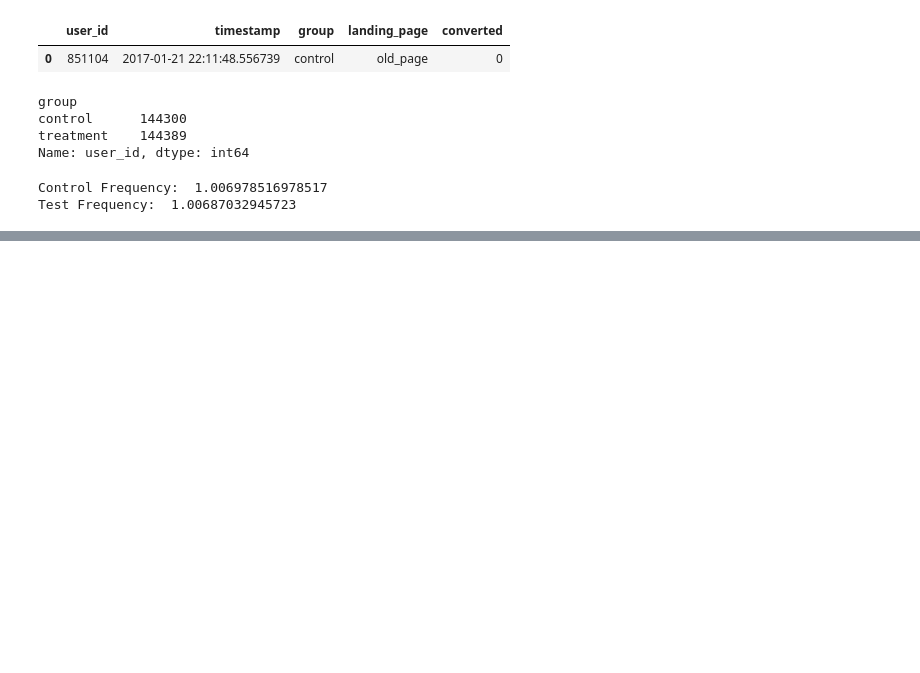
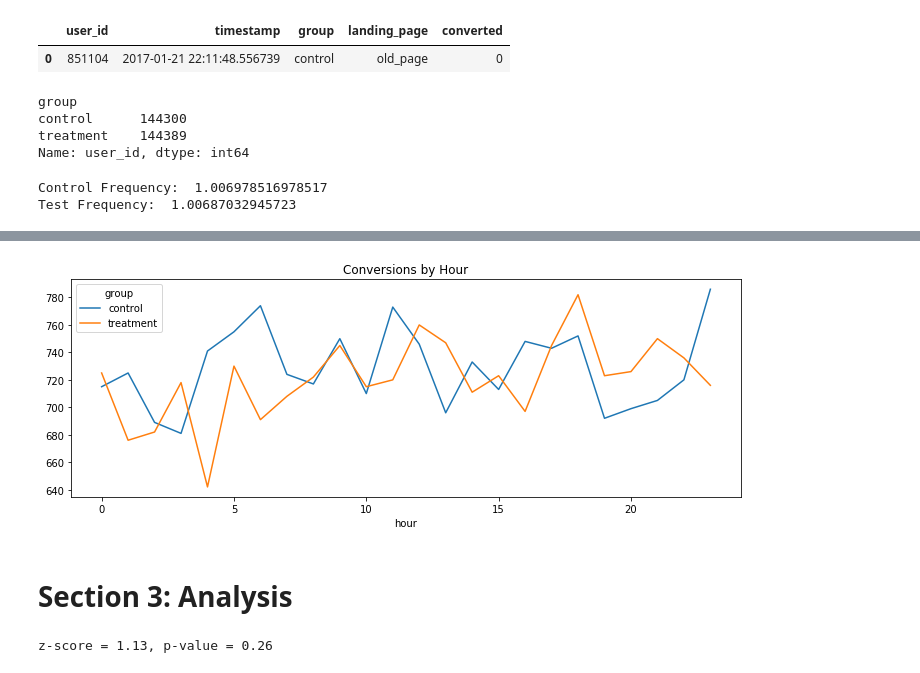
Before and after one commit to jackdoesdata/Experimentation, a Jupyter notebook: Web_Test/A|B Test Analysis.ipynb, the cells around one changed output, grey strips where cells are left out. Cells and saved outputs as stored; diff of their text form; code cells hidden in the pictures; blank space fills up the shorter version.

```diff
--- a/Web_Test/A|B Test Analysis.ipynb
+++ b/Web_Test/A|B Test Analysis.ipynb
@@ -39,0 +115,10 @@ Test Frequency:  1.00687032945723
+# %%
+# visualize conversions by hour of day.
+# nothing noteable by the hour either.
+data.groupby(['hour','group'])['converted'].sum().unstack().plot()
+plt.title('Conversions by Hour')
+plt.show()
+# %% [output]
+[figure, added]
+# %% [markdown]
+# Section 3: Analysis
@@ -39,0 +140,5 @@ Test Frequency:  1.00687032945723
+# %%
+zscore, pvalue = two_proportions_test(controlConvertCount, controlCount, testConvertCount, testCount)
+print('z-score = {:.2f}, p-value = {:.2f}'.format(zscore, pvalue))
+# %% [output]
+z-score = 1.13, p-value = 0.26
```
Also changed, not shown: parts of 11 cells of this notebook.
